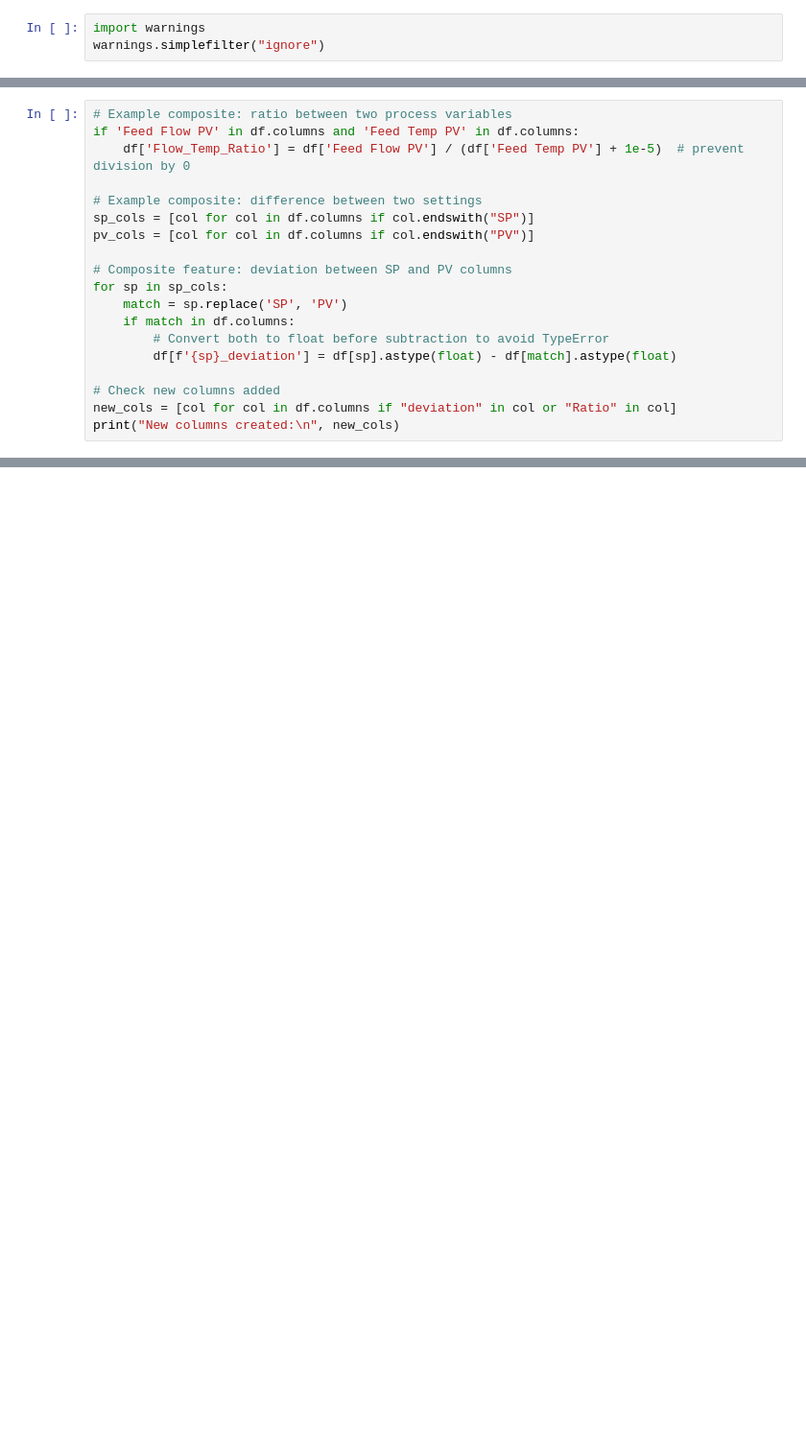
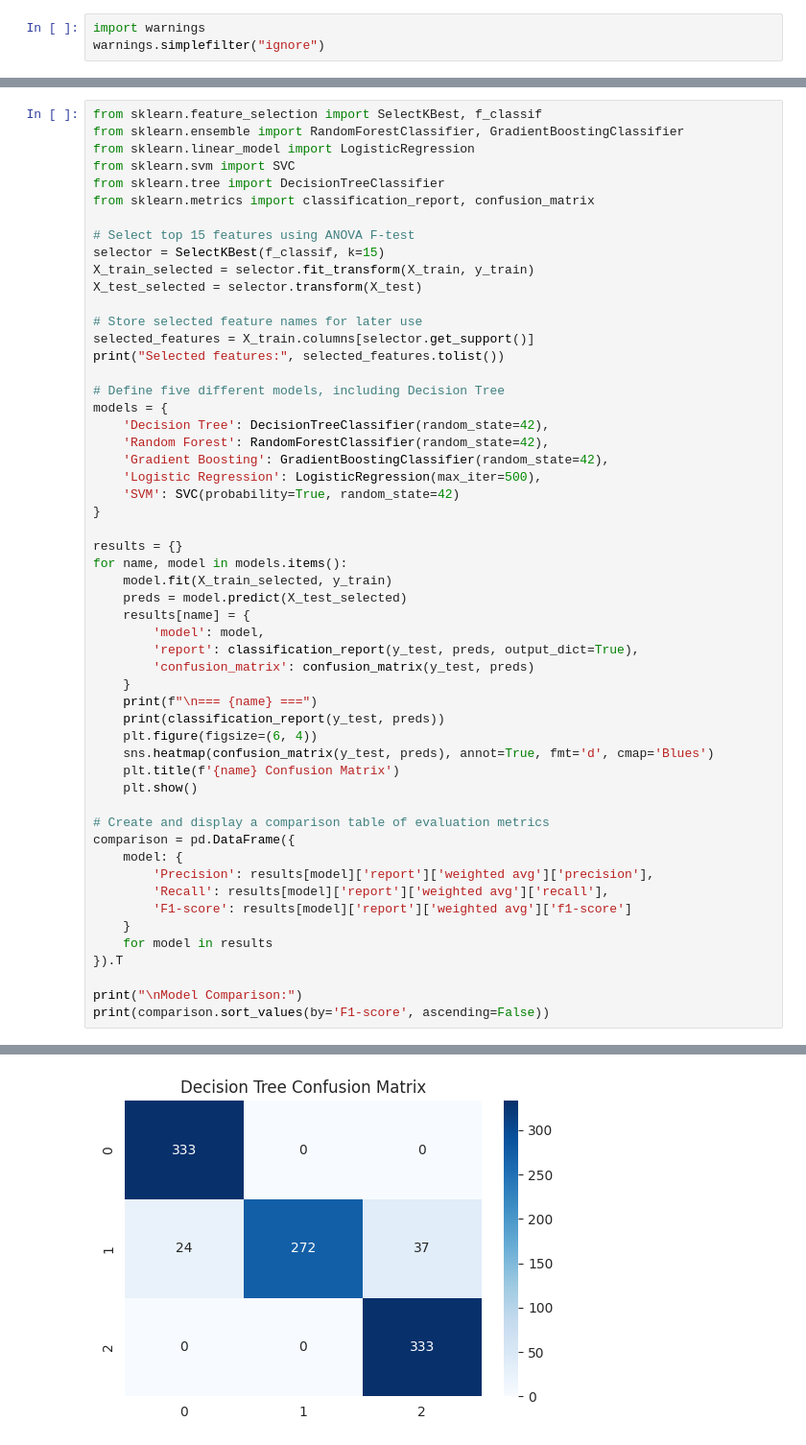
Before and after one commit to SavinduWickr/AI_Engineering, a Jupyter notebook: Week_04/main.ipynb, the cells around one changed output, grey strips where cells are left out. Shown at 96% size. Cells and saved outputs as stored; diff of their text form; blank space fills up the shorter version.

```diff
--- a/Week_04/main.ipynb
+++ b/Week_04/main.ipynb
@@ -102,20 +165,55 @@ max                            17.600000
 # %%
-# Example composite: ratio between two process variables
-if 'Feed Flow PV' in df.columns and 'Feed Temp PV' in df.columns:
-    df['Flow_Temp_Ratio'] = df['Feed Flow PV'] / (df['Feed Temp PV'] + 1e-5)  # prevent division by 0
+from sklearn.feature_selection import SelectKBest, f_classif
+from sklearn.ensemble import RandomForestClassifier, GradientBoostingClassifier
+from sklearn.linear_model import LogisticRegression
+from sklearn.svm import SVC
+from sklearn.tree import DecisionTreeClassifier
+from sklearn.metrics import classification_report, confusion_matrix
 
-# Example composite: difference between two settings
-sp_cols = [col for col in df.columns if col.endswith("SP")]
-pv_cols = [col for col in df.columns if col.endswith("PV")]
+# Select top 15 features using ANOVA F-test
+selector = SelectKBest(f_classif, k=15)
+X_train_selected = selector.fit_transform(X_train, y_train)
+X_test_selected = selector.transform(X_test)
 
-# Composite feature: deviation between SP and PV columns
-for sp in sp_cols:
-    match = sp.replace('SP', 'PV')
-    if match in df.columns:
-        # Convert both to float before subtraction to avoid TypeError
-        df[f'{sp}_deviation'] = df[sp].astype(float) - df[match].astype(float)
+# Store selected feature names for later use
+selected_features = X_train.columns[selector.get_support()]
+print("Selected features:", selected_features.tolist())
 
-# Check new columns added
-new_cols = [col for col in df.columns if "deviation" in col or "Ratio" in col]
-print("New columns created:\n", new_cols)
+# Define five different models, including Decision Tree
+models = {
+    'Decision Tree': DecisionTreeClassifier(random_state=42),
+    'Random Forest': RandomForestClassifier(random_state=42),
+    'Gradient Boosting': GradientBoostingClassifier(random_state=42),
+    'Logistic Regression': LogisticRegression(max_iter=500),
+    'SVM': SVC(probability=True, random_state=42)
+}
+
+results = {}
+for name, model in models.items():
+    model.fit(X_train_selected, y_train)
+    preds = model.predict(X_test_selected)
+    results[name] = {
+        'model': model,
+        'report': classification_report(y_test, preds, output_dict=True),
+        'confusion_matrix': confusion_matrix(y_test, preds)
+    }
+    print(f"\n=== {name} ===")
+    print(classification_report(y_test, preds))
+    plt.figure(figsize=(6, 4))
+    sns.heatmap(confusion_matrix(y_test, preds), annot=True, fmt='d', cmap='Blues')
+    plt.title(f'{name} Confusion Matrix')
+    plt.show()
+
+# Create and display a comparison table of evaluation metrics
+comparison = pd.DataFrame({
+    model: {
+        'Precision': results[model]['report']['weighted avg']['precision'],
+        'Recall': results[model]['report']['weighted avg']['recall'],
+        'F1-score': results[model]['report']['weighted avg']['f1-score']
+    }
+    for model in results
+}).T
+
+print("\nModel Comparison:")
+print(comparison.sort_values(by='F1-score', ascending=False))
 # %% [output]
@@ -123,0 +232 @@ New columns created:
+[figure, added]
```
Also changed, not shown: parts of 19 cells of this notebook, 1 other file.
